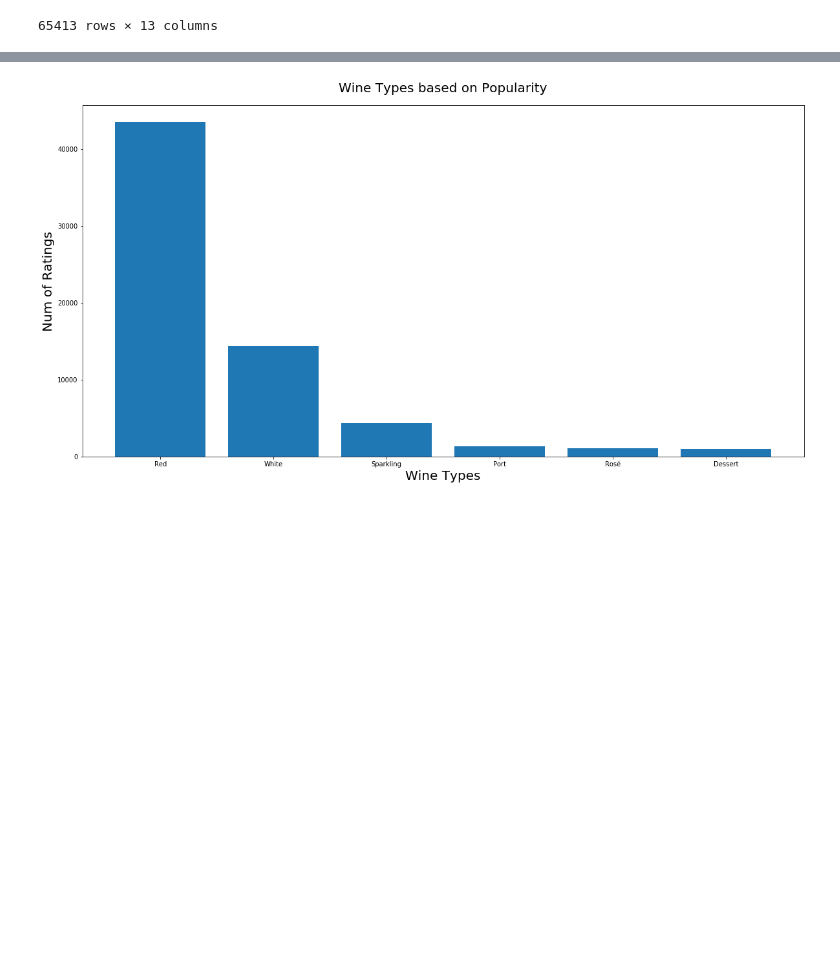
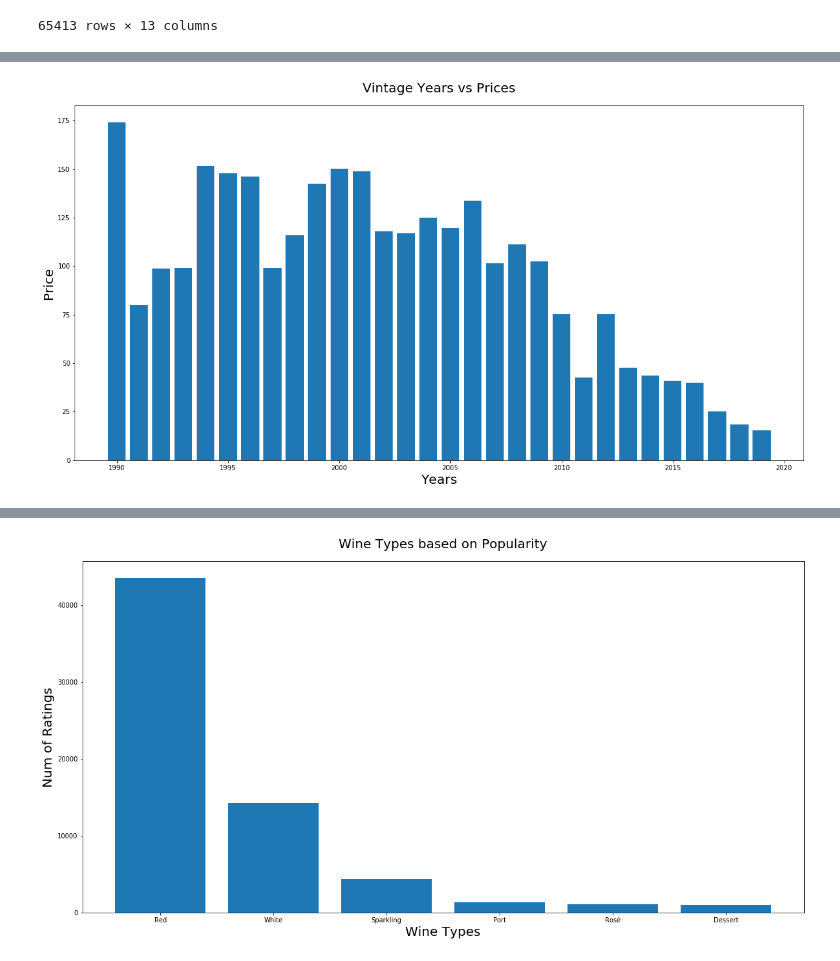
Before and after one commit to yueweng/wine-predictions, a Jupyter notebook: capstone.ipynb, the cells around one changed output, grey strips where cells are left out. Cells and saved outputs as stored; diff of their text form; code cells hidden in the pictures; blank space fills up the shorter version.

```diff
--- a/capstone.ipynb
+++ b/capstone.ipynb
@@ -66,0 +111,4 @@ wine.fill_null_value('vintage')
+# %%
+vintage_df = wine_df[(wine_df['vintage'] >= 1990.0) & (wine_df['price'] > 0.0)]
+vintage_df_group = vintage_df.groupby('vintage').agg({'price': 'mean', 'num_ratings': 'sum'}).reset_index()
+vintage_df_group
@@ -66,0 +133,11 @@ wine.fill_null_value('vintage')
+# %%
+fig, ax = plt.subplots(figsize=[20, 10])
+
+ax.bar(vintage_df_group['vintage'], vintage_df_group['price'])
+ax.set_title('Vintage Years vs Prices', fontsize=20, pad=20)
+ax.set_xlabel('Years', fontsize=20)
+ax.set_ylabel('Price', fontsize=20)
+
+fig.savefig('images/vintage_price.png')
+# %% [output]
+[figure, added]
```
Also changed, not shown: parts of 38 cells of this notebook, 28 other files.
